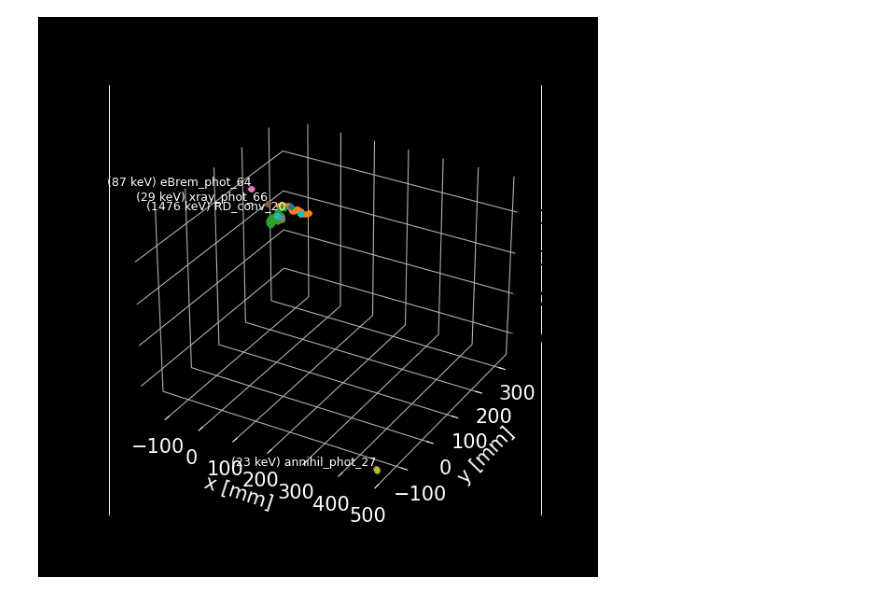
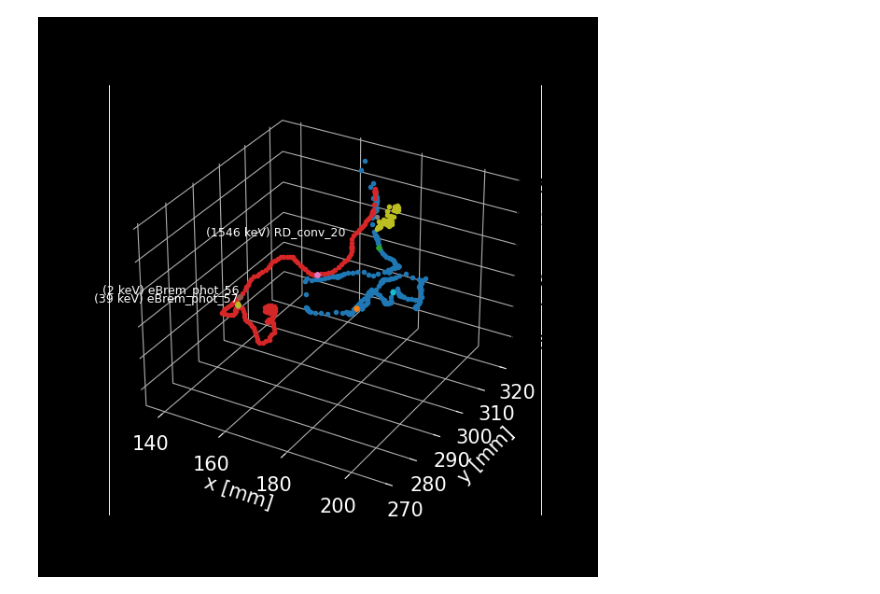
Before and after one commit to kvjmistry/DoubleBeta, a Jupyter notebook: Bremsstrahlung/StudyHitTables.ipynb, the cells around one changed output. Cells and saved outputs as stored; diff of their text form; code cells hidden in the pictures.

```diff
--- a/Bremsstrahlung/StudyHitTables.ipynb
+++ b/Bremsstrahlung/StudyHitTables.ipynb
@@ -14,9 +14,12 @@ events = particles.event_id.unique()
 print(events)
 # %%
 # Choose your event index here (or use event)
-# event = events[1]
+# event = events[503]
 # print(event)
-event = 1010070
+event = 90184 # This is the multiple compton event
+
+event = events[110]
+
 
 parts = particles[particles.event_id == event]
 hits = all_hits[all_hits.event_id == event]
@@ -321,34 +409,34 @@ ax = fig.add_subplot(111, projection='3d')
 fig.set_facecolor('black')
 ax.set_facecolor('black')
 
 for p in hits.particle_id.unique():
     plt.plot(hits[hits.particle_id == p].x, hits[hits.particle_id == p].y, hits[hits.particle_id == p].z,  ".")
 
 
 ax.set_xlabel("x [mm]", fontsize = 15)
 ax.set_ylabel("y [mm]", fontsize = 15)
 ax.tick_params(axis='both', which='both', labelsize=15)  # Adjust labelsize as needed
 
 # Set the color of the axes labels and ticks to white
 ax.xaxis.label.set_color('white')
 ax.yaxis.label.set_color('white')
 ax.tick_params(axis='x', colors='white')
 ax.tick_params(axis='y', colors='white')
 
 # Set the color of the spines (borders) to white
 ax.spines['bottom'].set_color('white')
 ax.spines['top'].set_color('white')
 ax.spines['right'].set_color('white')
 ax.spines['left'].set_color('white')
 
 # Set axis face colors to black
-ax.w_xaxis.set_pane_color((0, 0, 0, 1))  # X-axis face
-ax.w_yaxis.set_pane_color((0, 0, 0, 1))  # Y-axis face
-ax.w_zaxis.set_pane_color((0, 0, 0, 1))  # Z-axis face
+ax.xaxis.set_pane_color((0, 0, 0, 1))  # X-axis face
+ax.yaxis.set_pane_color((0, 0, 0, 1))  # Y-axis face
+ax.zaxis.set_pane_color((0, 0, 0, 1))  # Z-axis face
 
 # Plot the text
 for index, row in grouped.iterrows():
     Energy =round(row["energy"]*1000)
     ax.text(row["x"], row["y"], row["z"], f"({Energy} keV) {row.type}_{row.interaction}_{row.gamma_id}", fontsize=9, ha='right', va='bottom', color='white')
 # %% [output]
-[figure, old version]
+[figure, new version]
```
Also changed, not shown: parts of 2 cells of this notebook.
